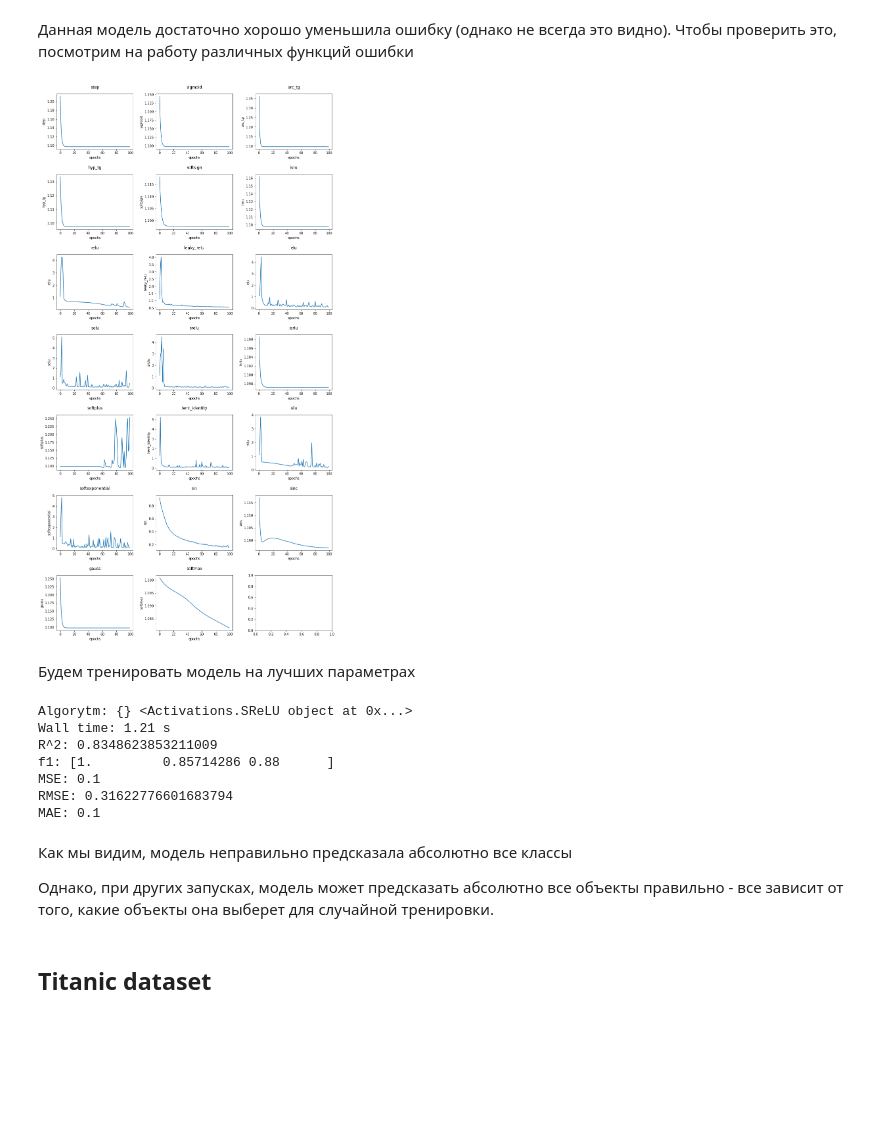
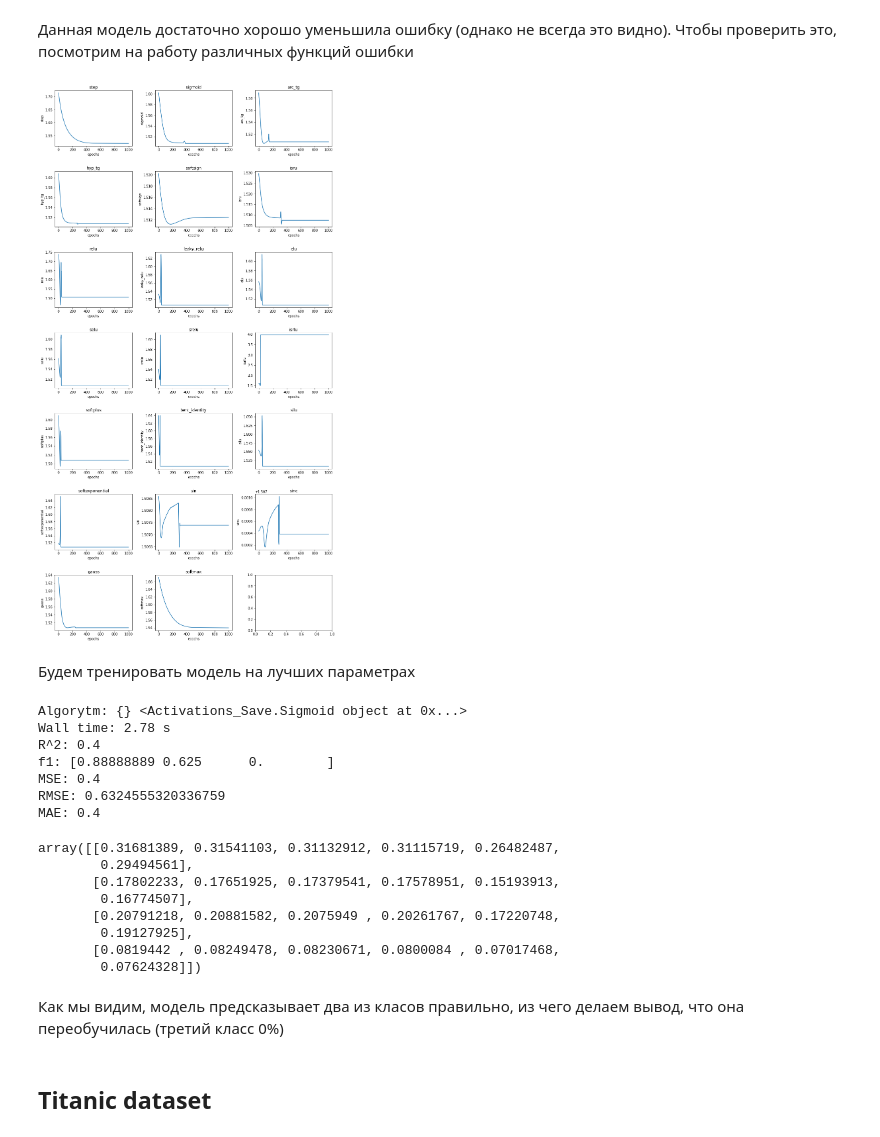
Before and after one commit to Konstantin-Ushakov/machine_learn, a Jupyter notebook: notebooks/5_neural_network.ipynb, the cells around one changed output. Drawn from its saved outputs; the diff is of its cells as text; code cells hidden in the pictures; blank space fills up the shorter version.

Commit message:
Full refactor of code
add regularizes
remove shape class
bug fixes
fixes batches
add split into train and control sample

```diff
--- a/notebooks/5_neural_network.ipynb
+++ b/notebooks/5_neural_network.ipynb
@@ -156,7 +156,7 @@ memory usage: 4.8 KB
 
 Разделим на обучение и тестовую выборку
 # %%
-X_iris_train, X_iris_test, y_iris_train, y_iris_test =  train_test_split(X_iris, y_iris, test_size=0.2)
+X_iris_train, X_iris_test, y_iris_train, y_iris_test =  train_test_split(X_iris, y_iris, test_size=0.2, stratify=y_iris)
 X_iris_train = X_iris_train.values
 X_iris_test = X_iris_test.values
 y_iris_train = y_iris_train.values
@@ -440,3 +440,8 @@ activation_alias = {
 ## Iris Dataset
 # %% [markdown]
 ### Подбор гиперпараметров
+# %%
+y_iris_train_prob = np.zeros((y_iris_train.shape[0], 3))
+for i, y in enumerate(y_iris_train):
+    y_iris_train_prob[i][y] = 1.
+y_iris_train_prob.shape
@@ -448,14 +455,14 @@ h_iris = {}
 
 for idx in activation_alias:
     model = Sequential()
-    model.add(L.InputLayer(input_shape=X_iris_train.shape[1]))
-    model.add(L.Dense(8, activation=activation_alias[idx]))
-    model.add(L.Dense(8, activation=activation_alias[idx]))
-    model.add(L.Dense(3, activation=A.Softmax()))
+    model.add(L.InputLayer(input_size=X_iris_train.shape[1]))
+    model.add(L.Dense(output_size=6, activation=activation_alias[idx]))
+    model.add(L.Dense(output_size=3, activation=A.Softmax()))
 
-    model.compile(SGD(epochs=100), SparseCategoricalEntropy())
+    optimizer = SGD(epochs=1000, penalties=[L1(), L2()])
+    model.compile(optimizer, LogLoss())
     print('Algorytm: {}', activation_alias[idx])
-    %time history = model.fit(X_iris_train, y_iris_train, batch_size=10)
+    %time history = model.fit(X_iris_train, y_iris_train_prob, batch_size=4, verbose=True)
     print()
     avg_error = np.mean(history[-40:])
     h_iris[idx] = history
@@ -522,43 +510,52 @@ plt.plot(h_best_iris)
 # %%
 fig, axes = plt.subplots(nrows=(len(h_iris) + 2)//3, ncols=3, figsize=(15, 30))
 axes = axes.reshape(3 * ((len(h_iris) + 2)//3))
 
 for i, activate in enumerate(h_iris):
     axes[i].plot(range(len(h_iris[activate])), h_iris[activate])
     axes[i].set_xlabel('epochs')
     axes[i].set_ylabel(activate)
-    axes[i].set_title(activate, pad=16)
+    axes[i].set_title(activate, pad=5)
 # Увелчиваем расстояние между графиками
 plt.subplots_adjust(wspace=0.3, hspace=0.45)
 # %% [output]
-[figure, old version]
+[figure, new version]
 # %% [markdown]
 Будем тренировать модель на лучших параметрах
 # %%
 model_best_iris = Sequential()
-model_best_iris.add(L.InputLayer(input_shape=X_iris_train.shape[1]))
-model_best_iris.add(L.Dense(8, activation=best_alg_iris))
-model_best_iris.add(L.Dense(8, activation=best_alg_iris))
-model_best_iris.add(L.Dense(3, activation=A.Softmax()))
-model_best_iris.compile(SGD(epochs=40), SparseCategoricalEntropy())
+model_best_iris.add(L.InputLayer(input_size=X_iris_train.shape[1]))
+model_best_iris.add(L.Dense(output_size=6, activation=best_alg_iris))
+model_best_iris.add(L.Dense(output_size=3, activation=A.Softmax()))
+optimizer = SGD(epochs=1000, penalties=[L1(), L2()])
+model_best_iris.compile(optimizer, LogLoss())
 print('Algorytm: {}', best_alg_iris)
-%time history = model_best_iris.fit(X_iris_train, y_iris_train, batch_size=10)
+%time history = model_best_iris.fit(X_iris_train, y_iris_train_prob, batch_size=10)
 avg_error = np.mean(history[-40:])
 
 y_iris_pred = np.argmax(model_best_iris.predict(X_iris_test), axis=1)
 print_score(y_iris_test, y_iris_pred)
 # %% [output]
-Algorytm: {} <Activations.SReLU object at 0x...>
-Wall time: 1.21 s
-R^2: 0.8348623853211009
-f1: [1.         0.85714286 0.88      ]
-MSE: 0.1
-RMSE: 0.31622776601683794
-MAE: 0.1
+Algorytm: {} <Activations_Save.Sigmoid object at 0x...>
+Wall time: 2.78 s
+R^2: 0.4
+f1: [0.88888889 0.625      0.        ]
+MSE: 0.4
+RMSE: 0.6324555320336759
+MAE: 0.4
-# %% [markdown]
-Как мы видим, модель неправильно предсказала абсолютно все классы
-
-Однако, при других запусках, модель может предсказать абсолютно все объекты правильно - все зависит от того, какие объекты она выберет для случайной тренировки.
+# %%
+model_best_iris.layer_stack[1].W
+# %% [output]
+array([[0.31681389, 0.31541103, 0.31132912, 0.31115719, 0.26482487,
+        0.29494561],
+       [0.17802233, 0.17651925, 0.17379541, 0.17578951, 0.15193913,
+        0.16774507],
+       [0.20791218, 0.20881582, 0.2075949 , 0.20261767, 0.17220748,
+        0.19127925],
+       [0.0819442 , 0.08249478, 0.08230671, 0.0800084 , 0.07017468,
+        0.07624328]])
+# %% [markdown]
+Как мы видим, модель предсказывает два из класов правильно, из чего делаем вывод, что она переобучилась (третий класс 0%)
 # %% [markdown]
 ## Titanic dataset
 # %% [markdown]
```
Also changed, not shown: parts of 33 cells of this notebook, 7 other files.
